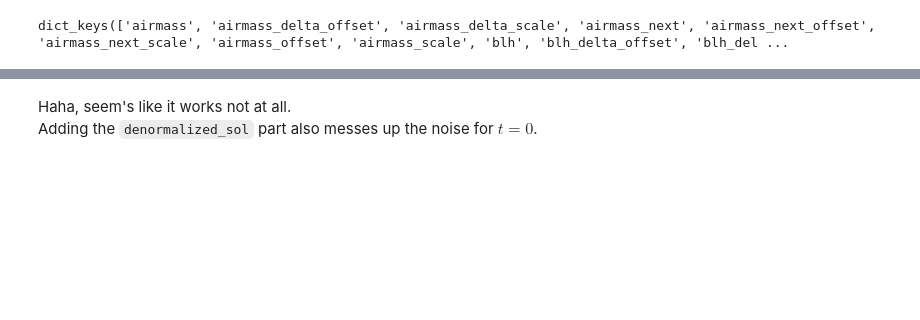
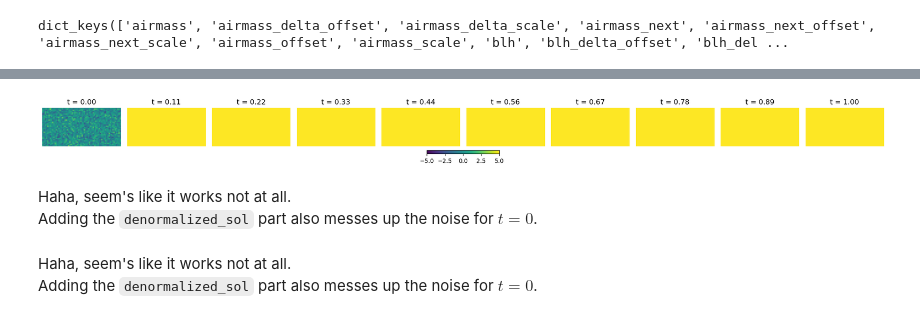
Before and after one commit to vitusbenson/neural_transport, a Jupyter notebook: neural_transport/flowmatching_dev/testScript_old.ipynb, the cells around one changed output, grey strips where cells are left out. Cells and saved outputs as stored; diff of their text form; code cells hidden in the pictures; blank space fills up the shorter version.

```diff
--- a/neural_transport/flowmatching_dev/testScript_old.ipynb
+++ b/neural_transport/flowmatching_dev/testScript_old.ipynb
@@ -866,3 +756,0 @@ dict_keys(['co2massmix', 'co2massmix_next'])
-# %%
-x_0 = torch.randn_like(x_1, device=x_1.device)
-plt.imshow(x_0[0,:,0].reshape(32, 64).numpy()[::-1])
@@ -882,7 +756,0 @@ plt.show()
-# %%
-path = AffineProbPath(scheduler=CondOTScheduler())
-path_sample = path.sample(
-            t=t,
-            x_0=x_0,
-            x_1=x_1_normalized
-        )
@@ -905,3 +756,0 @@ postprocess outputs
-# %%
-var = self.model.target_vars[0]
-x_pred = preds[var]
@@ -968,11 +795,13 @@ class VelocityWrapper(nn.Module):
 class FlowMatching(nn.Module):
     def __init__(
             self,
-            model="unet",
-            # model_kwargs={},
+            # model="unet",
+            model_kwargs={},
+            input_vars=[],
             return_intermediates=False,
             method='midpoint',
-            step_size=0.01
+            nlev=1,
+            step_size=0.01,
             ):
         super().__init__()
 
@@ -981,15 +810,18 @@ class FlowMatching(nn.Module):
         for var in reversed(required_input_vars):
             if var not in input_vars:
                 input_vars.insert(0, var)
+
+        model_kwargs = model_kwargs.copy()
         model_kwargs["input_vars"] = input_vars
-        model_kwargs["model_kwargs"]["in_chans"] += 1 + nlev * 1 # + 1 for flow_time, + nlev for co2massmix
+        model_kwargs["model_kwargs"]["in_chans"] += 1 + nlev * 1 # + 1 for flow_time, + nlev for x_t
 
-        self.model = model  # MODELS[model](**model_kwargs)
+        self.model = UNet(**model_kwargs) # MODELS[model](**model_kwargs)
         self.return_intermediates = return_intermediates
         self.method = method
         self.step_size = step_size
         self.path = AffineProbPath(scheduler=CondOTScheduler())
         self.target_vars = self.model.target_vars[0] # Here target_vars[0] is supposed to be "co2massmix"
+        print(f"target_var for FlowMatching: {self.target_vars}")
         # self.velocity_model = VelocityWrapper(self.model, self.target_vars)
 
     def forward(self, batch):
@@ -1037,21 +869,6 @@ class FlowMatching(nn.Module):
         preds = self.model(batch)
 
         return preds # [B N C]
-
-    # def set_velocity_stats(self, offset, scale, delta_offset, delta_scale, batch):
-    #     static_batch = batch
-    #     # for v in self.model.input_vars:
-    #     #     print(f"input_vars: {v}")
-    #     #     if v not in self.target_vars:
-    #     #         static_batch[v] = batch[v]
-    #     self.velocity_model = VelocityWrapper(
-    #         self.model,
-    #         self.target_vars,
-    #         offset=offset, scale=scale,
-    #         delta_offset=delta_offset, delta_scale=delta_scale,
-    #         static_batch=static_batch
-    #     )
-    #     self.solver.velocity_model = self.velocity_model
 
     def return_velocity_wrapper(self, offset, scale, delta_offset, delta_scale, batch):
         return VelocityWrapper(
@@ -1138,23 +1054,28 @@ with torch.no_grad():
 # %%
 # sol.shape: (T=10, B=64, N=2048, C=10) -> one batch (B=0), surface level (C=0)
 sol_surface = sol[:, 0, :, 0]  # shape: [T, N]
 
 # reshape to 2D grid [lat=32, lon=64]
-lat, lon = model_kwargs['nlat'], model_kwargs['nlon']
+lat, lon = wrapper_kwargs["model_kwargs"]['nlat'], wrapper_kwargs["model_kwargs"]['nlon']
 sol_surface_2d = sol_surface.reshape((10, lat, lon))  # shape: [T, lat, lon]
 
 # plot
 fig, axs = plt.subplots(1, 10, figsize=(20, 2))
 
 vmin, vmax = -5, 5
 for i in range(10):
     im = axs[i].imshow(sol_surface_2d[i], cmap="viridis", vmin=vmin, vmax=vmax)
     axs[i].set_title(f"t = {i/9:.2f}")
     axs[i].axis("off")
 
 plt.tight_layout()
 plt.colorbar(im, ax=axs, orientation='horizontal', fraction=0.05, pad=0.05)
 plt.show()
+# %% [output]
+[figure, added]
 # %% [markdown]
 Haha, seem's like it works not at all.<br>
 Adding the `denormalized_sol` part also messes up the noise for $t=0$.
+# %% [markdown]
+Haha, seem's like it works not at all.<br>
+Adding the `denormalized_sol` part also messes up the noise for $t=0$.
```
Also changed, not shown: parts of 24 cells of this notebook, 5 other files.
